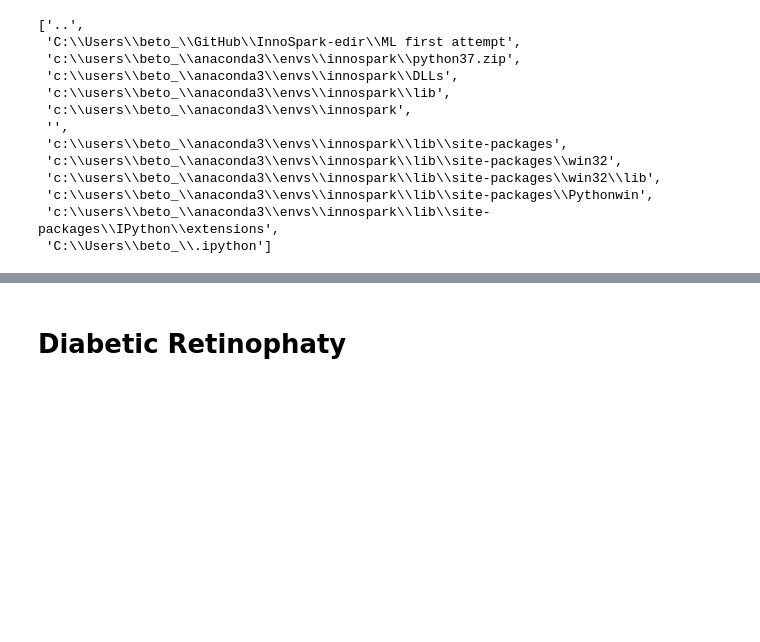
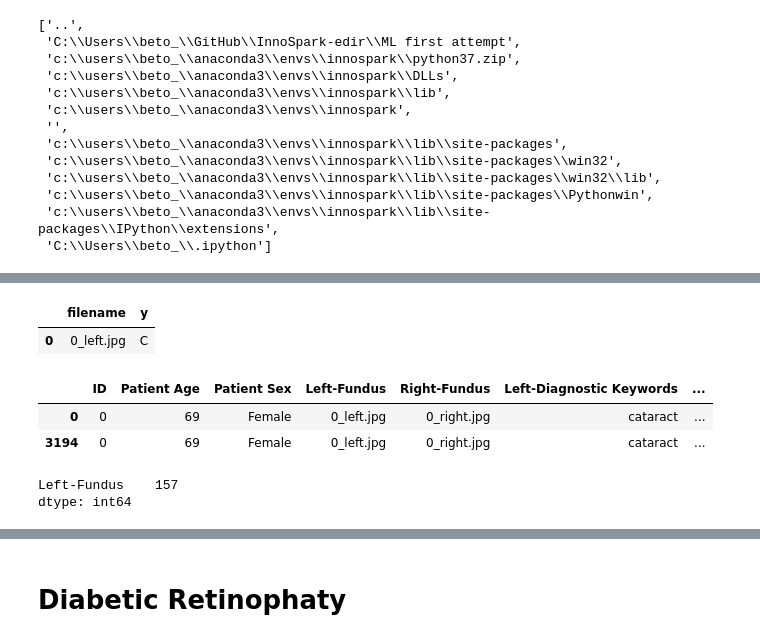
Before and after one commit to Barcelona-Technology-School/InnoSpark-edir, a Jupyter notebook: ML first attempt/DataWrangling.ipynb, the cells around one changed output, grey strips where cells are left out. Drawn from its saved outputs; the diff is of its cells as text; code cells hidden in the pictures; blank space fills up the shorter version.

```diff
--- a/ML first attempt/DataWrangling.ipynb
+++ b/ML first attempt/DataWrangling.ipynb
@@ -99,0 +21,5 @@ array([[0, 0, 0, ..., 0, 0, 0],
+# %%
+import pandas as pd
+path = DataFetch()._get_csv_path('Kaggle','full_df.csv')
+df_csv = pd.read_csv(path)
+df_csv.head()
@@ -99,0 +96,17 @@ array([[0, 0, 0, ..., 0, 0, 0],
+# %%
+df.loc[df['filename']=='0_left.jpg']
+# %% [output]
+|  | filename | y |
+| 0 | 0_left.jpg | C |
+# %%
+df_csv.loc[df_csv['Left-Fundus']=='0_left.jpg']
+# %% [output]
+|  | ID | Patient Age | Patient Sex | Left-Fundus | Right-Fundus | Left-Diagnostic Keywords | ... |
+| 0 | 0 | 69 | Female | 0_left.jpg | 0_right.jpg | cataract | ... |
+| 3194 | 0 | 69 | Female | 0_left.jpg | 0_right.jpg | cataract | ... |
+# %%
+df_csv.loc[(df_csv['Left-Diagnostic Keywords'].str.contains('cata') & df_csv['C']==1),['Left-Fundus']].nunique()
+#df_csv.loc[(df_csv['Left-Diagnostic Keywords'].str.contains('cata') & df_csv['C']==1),['Left-Fundus']].drop_duplicates()
+# %% [output]
+Left-Fundus    157
+dtype: int64
```
Also changed, not shown: parts of 21 cells of this notebook, 1 other file.
